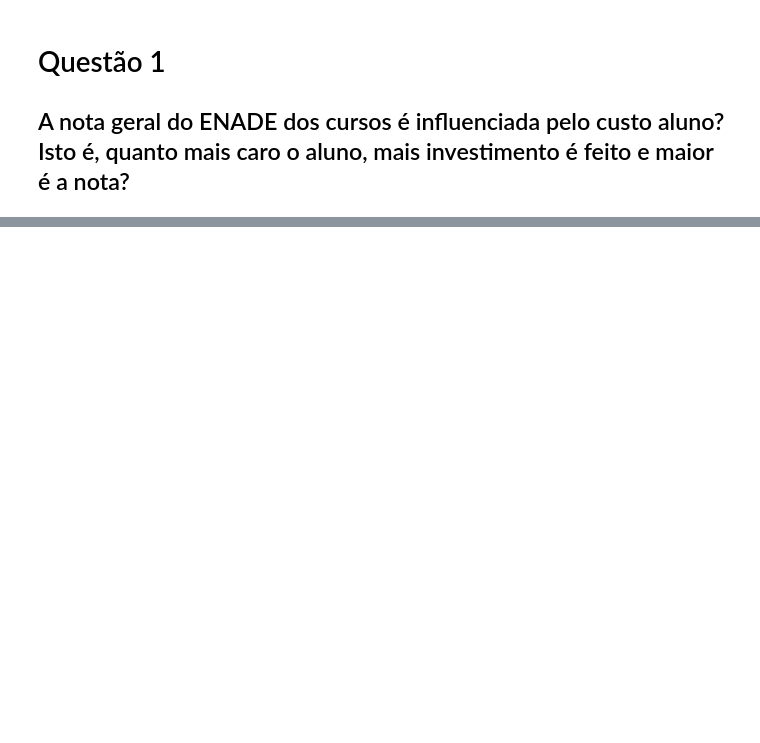
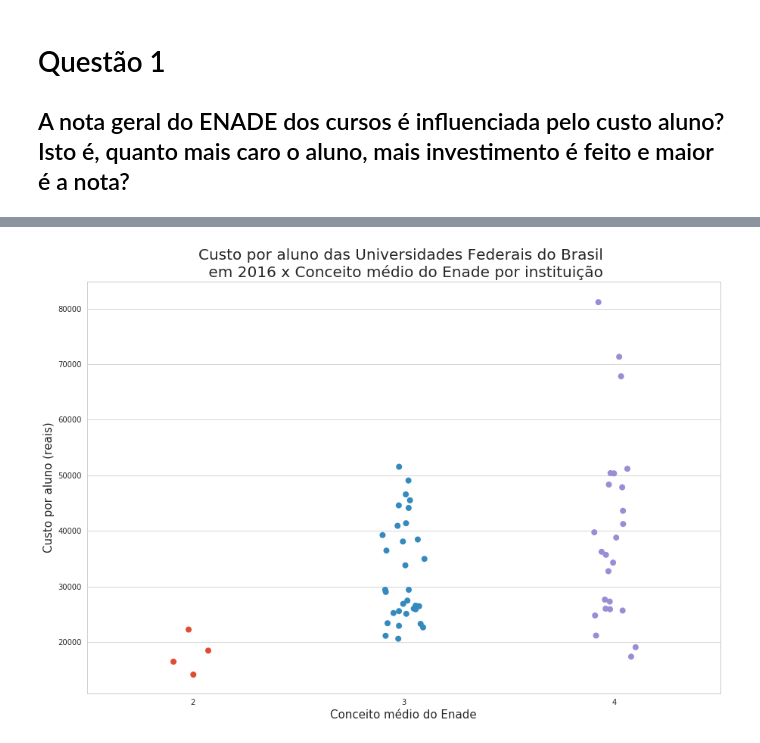
Before and after one commit to francinaldocn/MC_2019.2, a Jupyter notebook: questao1.ipynb, the cells around one changed output, grey strips where cells are left out. Cells and saved outputs as stored; diff of their text form; code cells hidden in the pictures; blank space fills up the shorter version.

```diff
--- a/questao1.ipynb
+++ b/questao1.ipynb
@@ -100,0 +129,14 @@ microdados
+# %%
+fig, gph = plt.subplots(figsize=(15,10))
+
+gph = sns.stripplot(x='enade', y='custo_aluno', data=enade_custo_filtrado.sort_values(by='enade', ascending=True), s=8, lw=1)
+
+gph.set_title('Custo por aluno das Universidades Federais do Brasil \n em 2016 x Conceito médio do Enade por instituição', fontsize=20)
+
+gph.set_xlabel('Conceito médio do Enade', fontsize=15)
+
+gph.set_ylabel('Custo por aluno (reais)', fontsize=15)
+
+plt.show()
+# %% [output]
+[figure, added]
```
Also changed, not shown: parts of 19 cells of this notebook.
